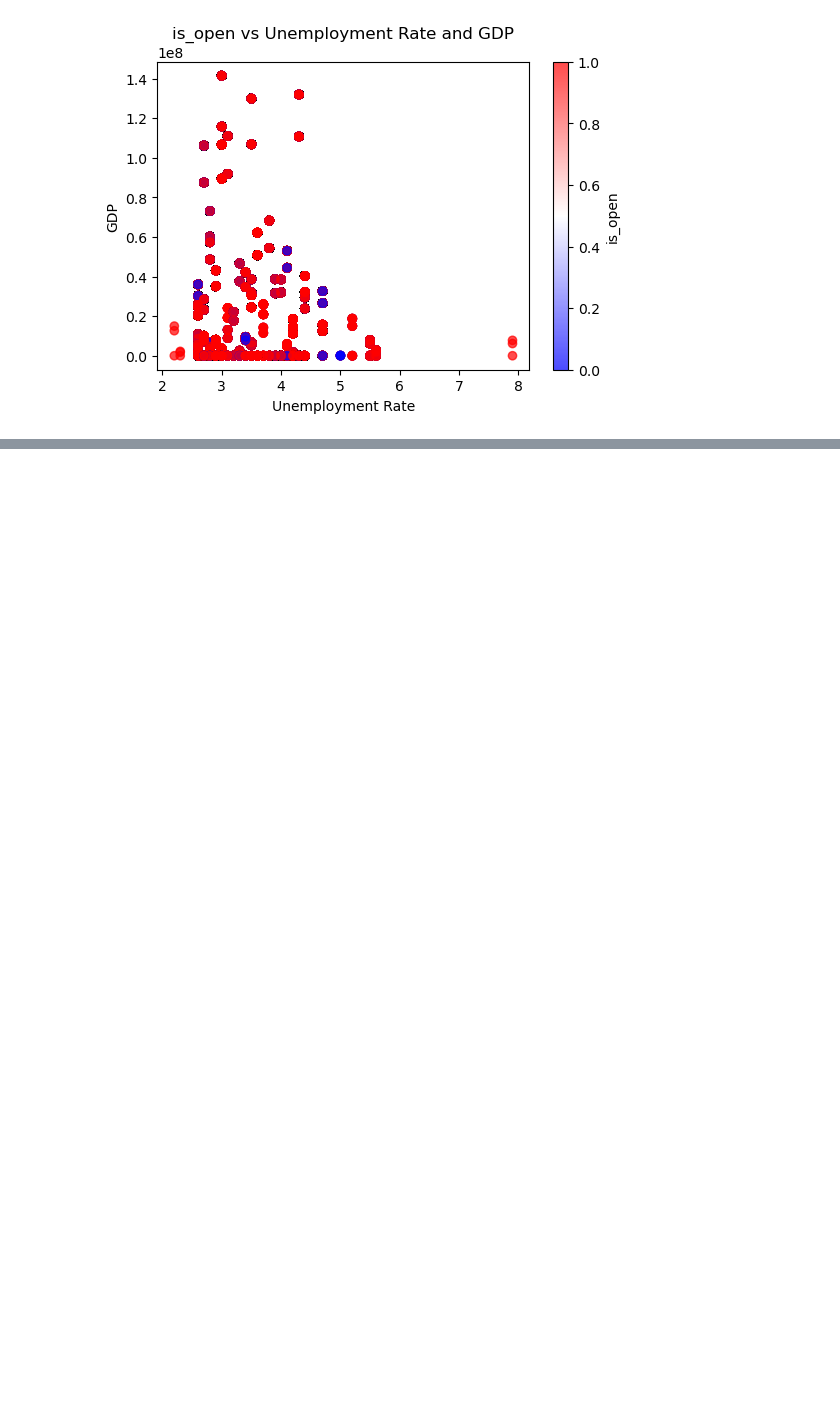
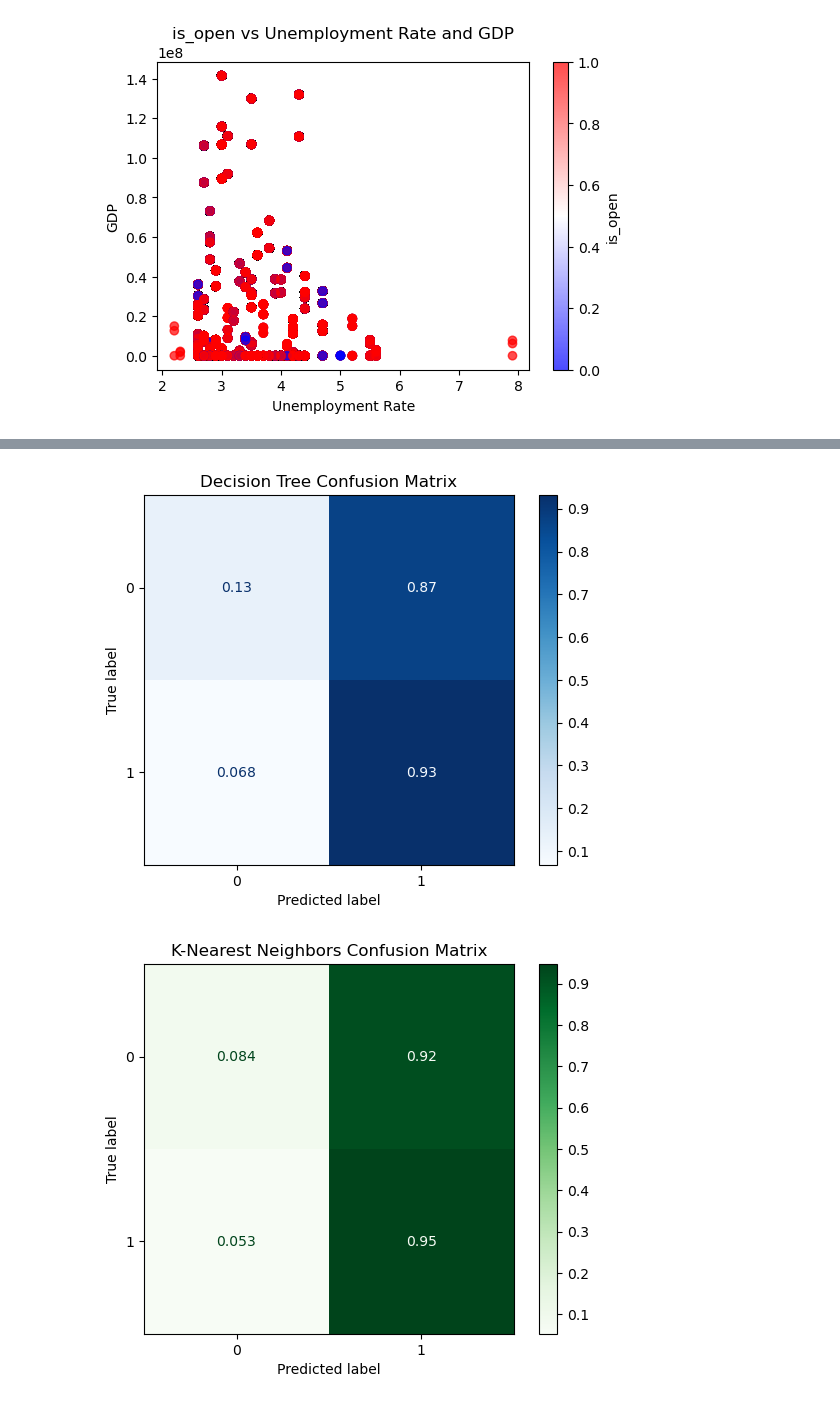
Before and after one commit to koacow/predicting-small-business-performance, a Jupyter notebook: exploratory_data_analysis.ipynb, the cells around one changed output, grey strips where cells are left out. Drawn from its saved outputs; the diff is of its cells as text; code cells hidden in the pictures; blank space fills up the shorter version.

Commit message:
added preliminary predictive models

```diff
--- a/exploratory_data_analysis.ipynb
+++ b/exploratory_data_analysis.ipynb
@@ -134,3 +167,17 @@ plt.title('is_open vs Unemployment Rate and GDP')
 plt.show()
 # %% [output]
 [figure]
+# %%
+# 6. Preprocessing for model evaluation
+from sklearn.preprocessing import StandardScaler
+from sklearn.model_selection import train_test_split
+
+scaler = StandardScaler()
+COVARS = ['unemployment_rate', 'gdp', 'review_count', 'stars']
+df = df.dropna(subset=COVARS + ['is_open'])
+
+df[COVARS] = scaler.fit_transform(df[COVARS])
+
+X = df[COVARS]
+y = df['is_open']
+X_train, X_test, y_train, y_test = train_test_split(X, y, test_size=0.2, random_state=42)
@@ -136,0 +190,16 @@ plt.show()
+# %%
+# 6. Fit preliminary Decision Tree and K-Nearest-Neighbors Model
+
+from sklearn.tree import DecisionTreeClassifier
+from sklearn.neighbors import KNeighborsClassifier
+from sklearn.metrics import classification_report
+
+dtc = DecisionTreeClassifier()
+dtc.fit(X_train, y_train)
+y_pred_dtc = dtc.predict(X_test)
+print("\nDecision Tree Classification Report:\n", classification_report(y_test, y_pred_dtc, zero_division=np.nan))
+
+knn = KNeighborsClassifier(n_neighbors=10)
+knn.fit(X_train, y_train)
+y_pred_knn = knn.predict(X_test)
+print("\nK-Nearest Neighbors Classification Report:\n", classification_report(y_test, y_pred_knn, zero_division=np.nan))
@@ -136,0 +227,14 @@ plt.show()
+# %%
+# 6.2 Confusion matrices for both models
+from sklearn.metrics import ConfusionMatrixDisplay
+
+disp_dct = ConfusionMatrixDisplay.from_estimator(dtc, X_test, y_test, cmap='Blues', normalize='true')
+plt.title('Decision Tree Confusion Matrix')
+plt.show()
+
+disp_knn = ConfusionMatrixDisplay.from_estimator(knn, X_test, y_test, cmap='Greens', normalize='true')
+plt.title('K-Nearest Neighbors Confusion Matrix')
+plt.show()
+# %% [output]
+[figure, added]
+[figure, added]
```
Also changed, not shown: parts of 4 cells of this notebook.
